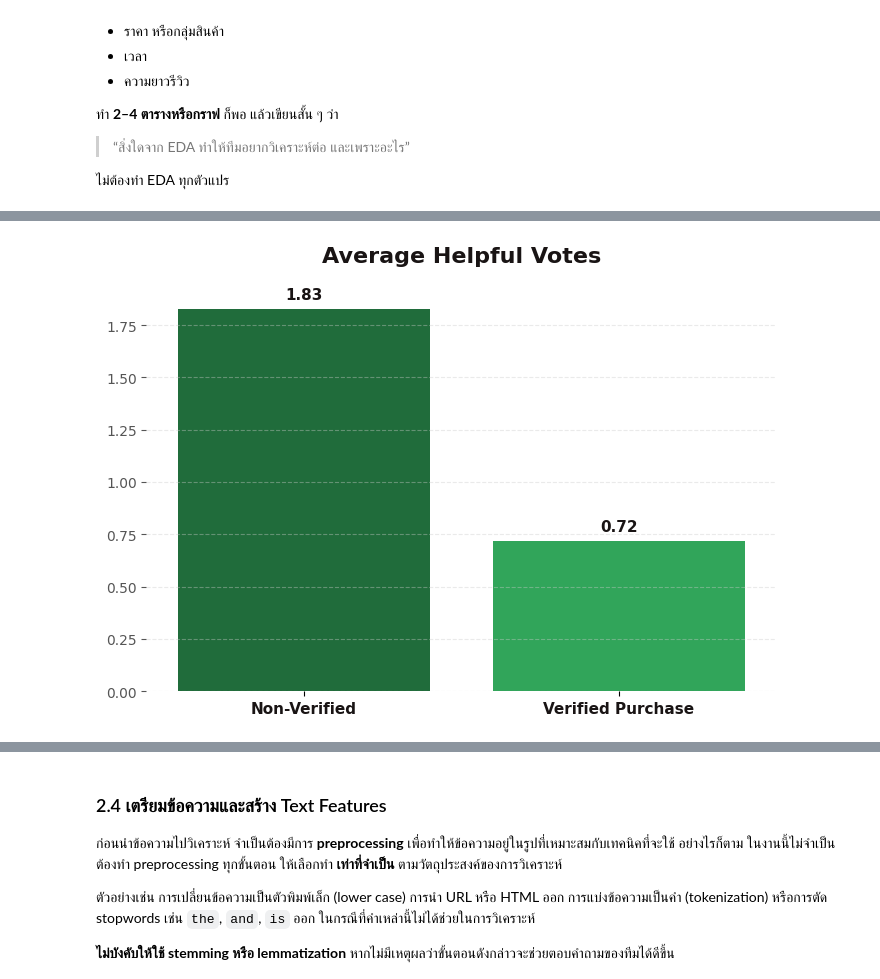
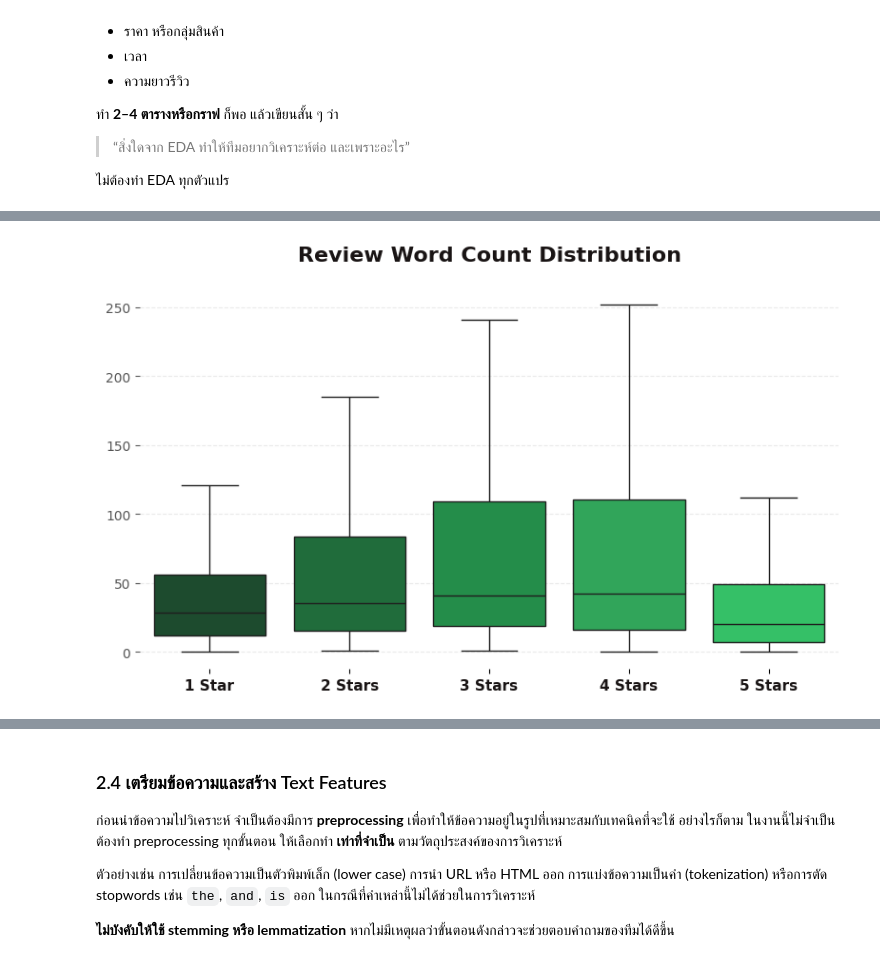
Before and after one commit to audomsak-pypy/Project1-Text_Analytics69, a Jupyter notebook: Project1_Text_Analytics69_Teams.ipynb, the cells around one changed output, grey strips where cells are left out. Cells and saved outputs as stored; diff of their text form; code cells hidden in the pictures.

```diff
--- a/Project1_Text_Analytics69_Teams.ipynb
+++ b/Project1_Text_Analytics69_Teams.ipynb
@@ -536,66 +631,56 @@ plt.show()
 import matplotlib.pyplot as plt
 import seaborn as sns
 
-# กรองเฉพาะรีวิวเชิงบวก (4-5 ดาว) จาก df_reviews
-df_positive = df_reviews[df_reviews['rating'].isin([4.0, 5.0])].copy()
+# คำนวณจำนวนคำเพิ่มใน df_joined
+df_joined['word_count'] = df_joined['text'].fillna('').apply(lambda x: len(str(x).split()))
 
 # ==========================================
 # 1. ตั้งค่าสไตล์พื้นหลังสีขาว (Light Mode)
 # ==========================================
 plt.style.use('default')
-fig, ax = plt.subplots(figsize=(7, 5), facecolor='#FFFFFF')
+fig, ax = plt.subplots(figsize=(8, 5), facecolor='#FFFFFF')
 ax.set_facecolor('#FFFFFF')
 
-# ปรับใช้โทนสีเขียว 2 เฉดแบบทึบชัดเจน (ไม่จาง/ไม่ใส)
-# Non-Verified: เขียวเข้ม/หม่นทึบ (#137938)
-# Verified Purchase: เขียวสว่าง Spotify Green (#1DB954)
-spotify_palette = ['#137938', '#1DB954']
+# จานสี Spotify (ไล่โทนเขียวหม่นไปจนถึงเขียวสว่าง Spotify Green)
+spotify_palette = ['#15532c', '#137938', '#139e45', '#1DB954', '#1ED760']
 
 # ==========================================
-# 2. พล็อต Barplot
+# 2. พล็อต Boxplot
 # ==========================================
-sns.barplot(
-    data=df_positive,
-    x='verified_purchase',
-    y='helpful_vote',
-    hue='verified_purchase',
+sns.boxplot(
+    data=df_joined,
+    x='rating',
+    y='word_count',
+    hue='rating',
     palette=spotify_palette,
+    showfliers=False,
     legend=False,
-    errorbar=None,
     ax=ax
 )
 
 # ==========================================
 # 3. ตกแต่งกราฟสไตล์ Minimal บนพื้นขาว
 # ==========================================
 # ตั้งเฉพาะชื่อกราฟด้วยข้อความสีดำเข้ม (#191414)
-ax.set_title('Average Helpful Votes', fontsize=16, fontweight='bold', color='#191414', pad=20)
+ax.set_title('Review Word Count Distribution', fontsize=16, fontweight='bold', color='#191414', pad=20)
 
 # ซ่อนชื่อแกน X และ Y
 ax.set_xlabel('')
 ax.set_ylabel('')
 
 # ปรับสีแกนและตัวเลขบนแกนเป็นสีดำ/เทาเข้ม
-ax.set_xticks([0, 1])
-ax.set_xticklabels(['Non-Verified', 'Verified Purchase'], color='#191414', fontsize=11, fontweight='bold')
+ax.set_xticks(range(5))
+ax.set_xticklabels(['1 Star', '2 Stars', '3 Stars', '4 Stars', '5 Stars'], color='#191414', fontsize=11, fontweight='bold')
 ax.tick_params(axis='y', colors='#555555')
 
 # ซ่อนเส้นขอบกราฟทั้ง 4 ด้าน
 for spine in ['top', 'right', 'left', 'bottom']:
     ax.spines[spine].set_visible(False)
 
 # เปิด Grid เส้นประแนวนอนสีเทาอ่อน
 ax.grid(axis='y', linestyle='--', alpha=0.4, color='#CCCCCC')
 
-# แสดงค่าเฉลี่ยบนแท่งกราฟ (ตัวเลขสีดำเข้มชัดเจน)
-for p in ax.patches:
-    height = p.get_height()
-    ax.annotate(f'{height:.2f}',
-                (p.get_x() + p.get_width() / 2., height),
-                ha='center', va='bottom', xytext=(0, 5),
-                textcoords='offset points', fontsize=11, fontweight='bold', color='#191414')
-
 plt.tight_layout()
 plt.show()
 # %% [output]
-[figure, old version]
+[figure, new version]
```
Also changed, not shown: parts of 57 cells of this notebook.
